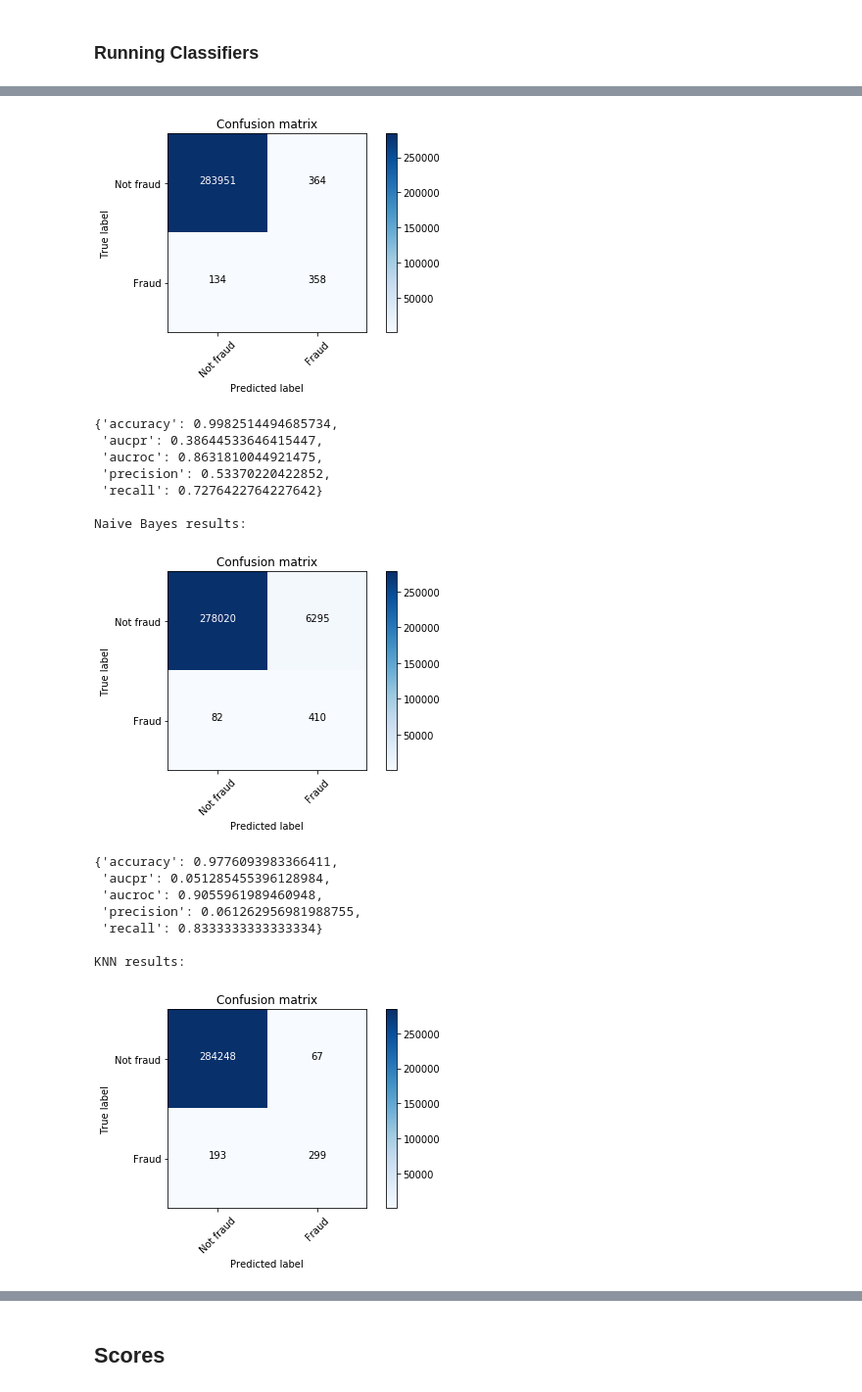
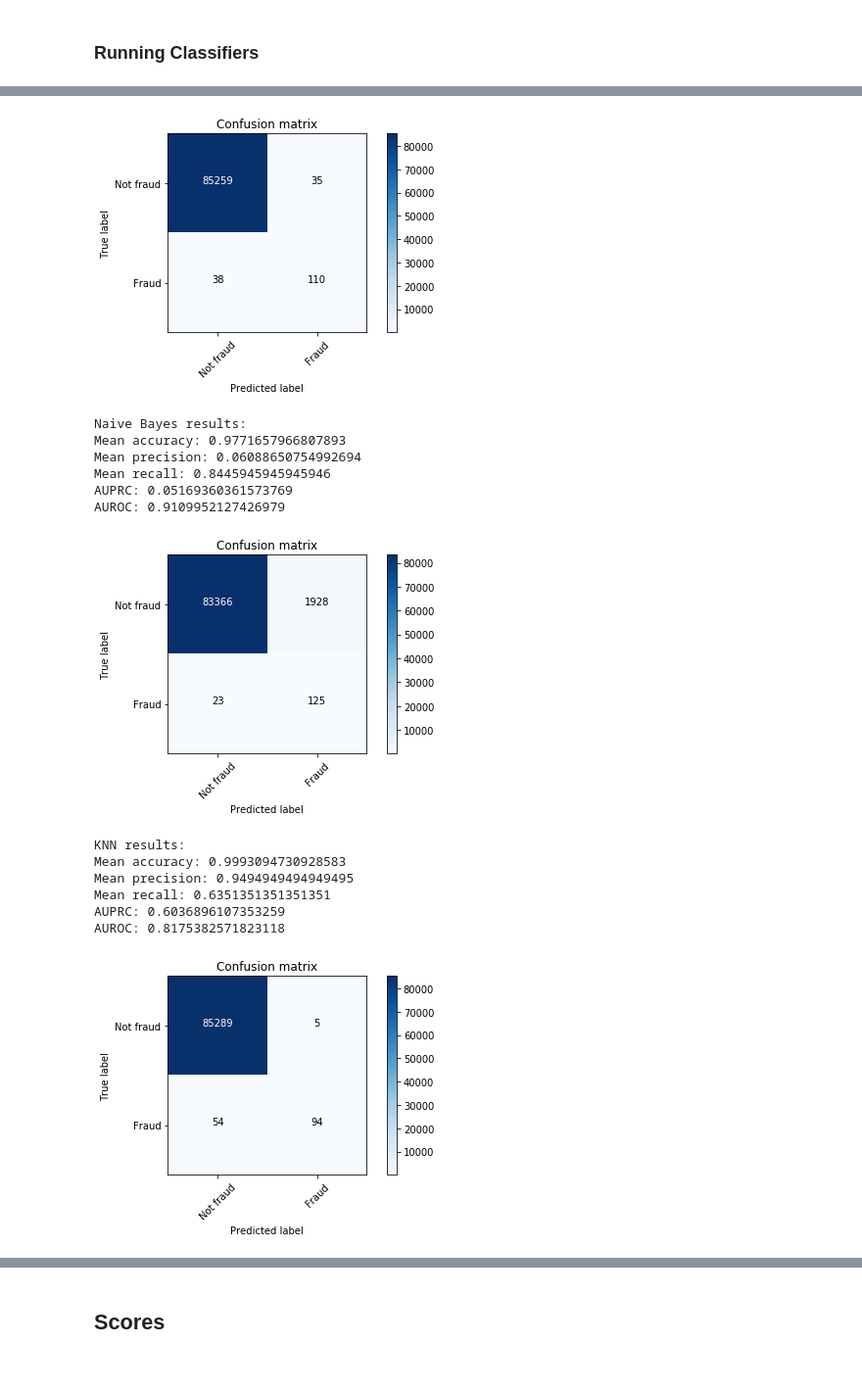
Before and after one commit to mikaelsouza/fraud-detection, a Jupyter notebook: notebooks/exploratory/creditcard-fraud/1-ml-methods.ipynb, the cells around one changed output, grey strips where cells are left out. Shown at 98% size. Drawn from its saved outputs; the diff is of its cells as text; code cells hidden in the pictures.

Commit message:
Added notebook for new way to pass classifier through parameter

```diff
--- a/notebooks/exploratory/creditcard-fraud/1-ml-methods.ipynb
+++ b/notebooks/exploratory/creditcard-fraud/1-ml-methods.ipynb
@@ -37,7 +39,10 @@ cc_df = pd.read_csv('../../../data/raw/creditcard-fraud/creditcard.csv')
 X_ = cc_df.drop(['Time', 'Class'], axis=1)
 y_ = cc_df['Class'].values
 
-X_train, X_test, y_train, y_test = train_test_split(X_, y_, test_size=0.2, random_state=0, stratify=y_)
+# 60/30/10 split
+
+X_train, X_test, y_train, y_test = train_test_split(X_, y_, test_size=0.4, random_state=0, stratify=y_)
+X_test, X_validation, y_test, y_validation = train_test_split(X_test, y_test, test_size=0.25, random_state=0, stratify=y_test)
 # %% [markdown]
 I'll be comparing classifiers the result of our classifiers applying undersampling and oversampling as shown bellow.
 
@@ -82,16 +87,16 @@ c_scores = {}
 ### Running Classifiers
 # %%
 print("Logistic regression results:")
-#c_scores['logistic_regression'] = futils.classify(X_train, X_test, y_train, y_test, classifier=LogisticRegression, normalized=False)
-c_scores['logistic_regression'] = futils.stratified_crossvalidation(LogisticRegression, X=X_, y=y_, cv=3, scoring=scoring)
+c_scores['logistic_regression'] = futils.classify(X_train, X_test, y_train, y_test, classifier=LogisticRegression(), normalized=False)
+#c_scores['logistic_regression'] = futils.stratified_crossvalidation(LogisticRegression, X=X_, y=y_, cv=3, scoring=scoring)
 print("\nDecision tree results:")
-#c_scores['decision_tree'] = futils.classify(X_train, X_test, y_train, y_test, classifier=DecisionTreeClassifier, normalized=False)
-c_scores['decision_tree'] = futils.stratified_crossvalidation(DecisionTreeClassifier, X=X_, y=y_, cv=3, scoring=scoring)
+c_scores['decision_tree'] = futils.classify(X_train, X_test, y_train, y_test, classifier=DecisionTreeClassifier(), normalized=False)
+#c_scores['decision_tree'] = futils.stratified_crossvalidation(DecisionTreeClassifier, X=X_, y=y_, cv=3, scoring=scoring)
 print("\nNaive Bayes results:")
-#c_scores['naive_bayes'] = futils.classify(X_train, X_test, y_train, y_test, classifier=GaussianNB, normalized=False)
-c_scores['naive_bayes'] = futils.stratified_crossvalidation(GaussianNB, X=X_, y=y_, cv=3, scoring=scoring)
+c_scores['naive_bayes'] = futils.classify(X_train, X_test, y_train, y_test, classifier=GaussianNB(), normalized=False)
+#c_scores['naive_bayes'] = futils.stratified_crossvalidation(GaussianNB, X=X_, y=y_, cv=3, scoring=scoring)
 print("\nKNN results:")
-#c_scores['knn'] = futils.classify(X_train, X_test, y_train, y_test, classifier=KNeighborsClassifier, normalized=False)
-c_scores['knn'] = futils.stratified_crossvalidation(KNeighborsClassifier, X=X_, y=y_, cv=3, scoring=scoring)
+c_scores['knn'] = futils.classify(X_train, X_test, y_train, y_test, classifier=KNeighborsClassifier(), normalized=False)
+#c_scores['knn'] = futils.stratified_crossvalidation(KNeighborsClassifier, X=X_, y=y_, cv=3, scoring=scoring)
 # %% [output]
 Logistic regression results:
@@ -106,17 +115,15 @@ Decision tree results:
-[figure, old version]
+[figure, new version]
-{'accuracy': 0.9982514494685734,
- 'aucpr': 0.38644533646415447,
- 'aucroc': 0.8631810044921475,
- 'precision': 0.53370220422852,
- 'recall': 0.7276422764227642}
-
 Naive Bayes results:
+Mean accuracy: 0.9771657966807893
+Mean precision: 0.06088650754992694
+Mean recall: 0.8445945945945946
+AUPRC: 0.05169360361573769
+AUROC: 0.9109952127426979
-[figure, old version]
+[figure, new version]
-{'accuracy': 0.9776093983366411,
- 'aucpr': 0.051285455396128984,
- 'aucroc': 0.9055961989460948,
- 'precision': 0.061262956981988755,
- 'recall': 0.8333333333333334}
-
 KNN results:
+Mean accuracy: 0.9993094730928583
+Mean precision: 0.9494949494949495
+Mean recall: 0.6351351351351351
+AUPRC: 0.6036896107353259
+AUROC: 0.8175382571823118
-[figure, old version]
+[figure, new version]
```
Also changed, not shown: parts of 4 cells of this notebook, 2 other files.
